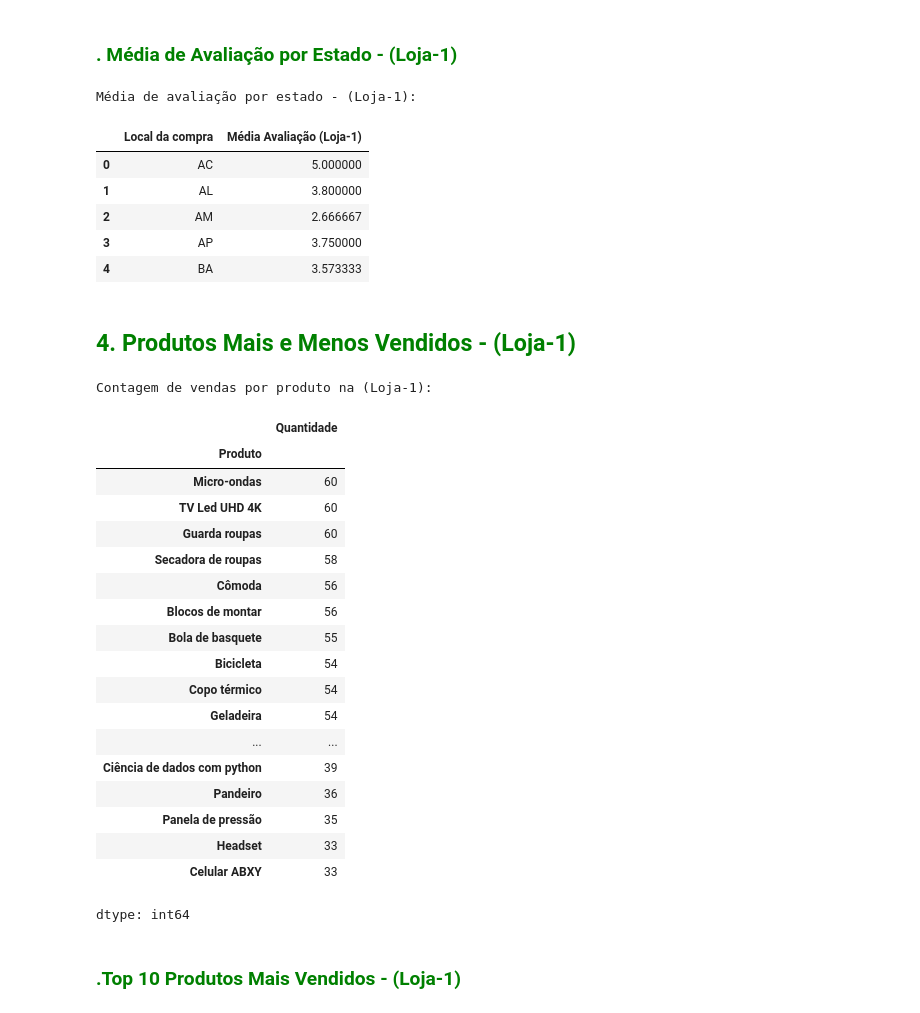
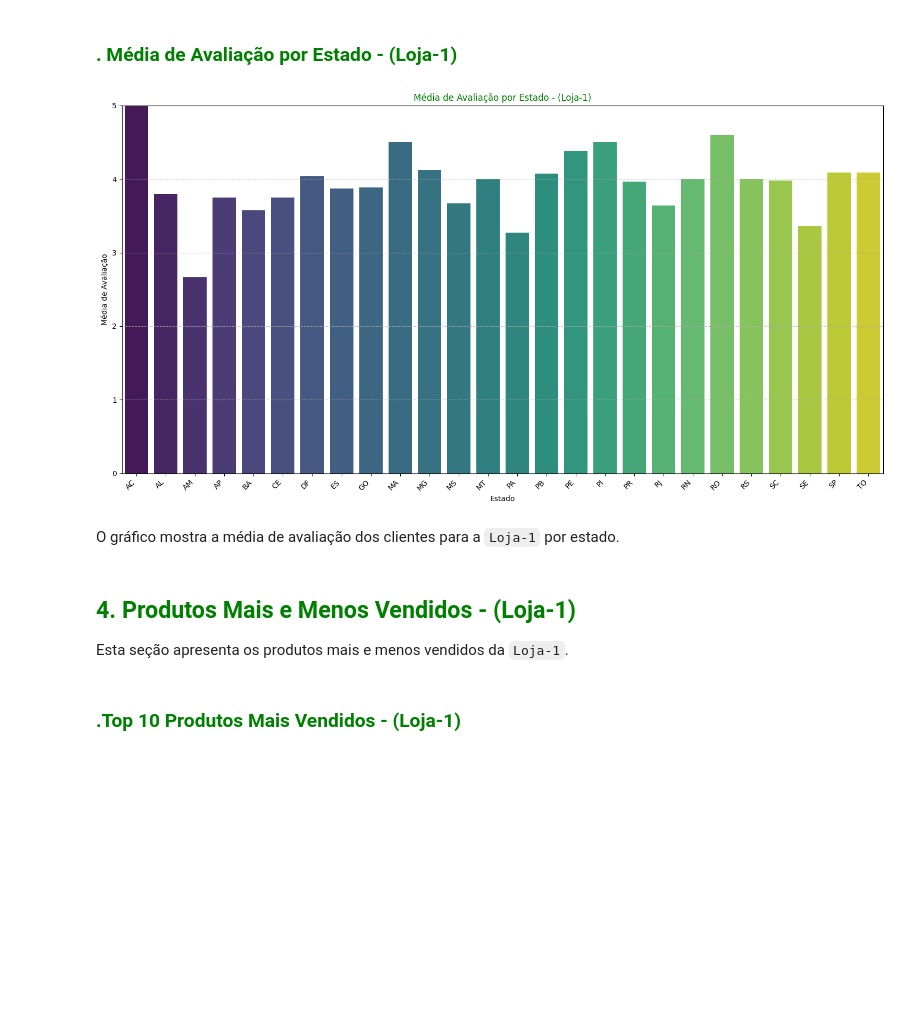
Before and after one commit to WBruni/Analise_Vendas_e_Desempenho_Loja, a Jupyter notebook: AluraStoreBrasil.ipynb, the cells around one changed output. Saved outputs shown, nothing was run; the diff lists cells and outputs as text; code cells hidden in the pictures; blank space fills up the shorter version.

Commit message:
Checagem terminada para Loja-1

```diff
--- a/AluraStoreBrasil.ipynb
+++ b/AluraStoreBrasil.ipynb
@@ -435,43 +443,30 @@ Média de avaliação da (Loja-1): 3.98
 # %%
 media_avaliacao_estado_loja1 = loja1.groupby('Local da compra')['Avaliação da compra'].mean().reset_index()
 media_avaliacao_estado_loja1.rename(columns={'Avaliação da compra': 'Média Avaliação (Loja-1)'}, inplace=True)
-print("Média de avaliação por estado - (Loja-1):")
-display(media_avaliacao_estado_loja1.head())
-# %% [output]
-Média de avaliação por estado - (Loja-1):
-|  | Local da compra | Média Avaliação (Loja-1) |
-| 0 | AC | 5.000000 |
-| 1 | AL | 3.800000 |
-| 2 | AM | 2.666667 |
-| 3 | AP | 3.750000 |
-| 4 | BA | 3.573333 |
+# %%
+import matplotlib.pyplot as plt
+import seaborn as sns
+
+plt.figure(figsize=(15, 8))
+sns.barplot(x='Local da compra', y='Média Avaliação (Loja-1)', data=media_avaliacao_estado_loja1, palette='viridis', hue='Local da compra', legend=False)
+plt.title('Média de Avaliação por Estado - (Loja-1)', color='green')
+plt.xlabel('Estado')
+plt.ylabel('Média de Avaliação')
+plt.xticks(rotation=45, ha='right')
+plt.ylim(0, 5) # Define o limite do eixo Y de 0 a 5, que é a escala da avaliação.
+plt.grid(axis='y', linestyle='--', alpha=0.7)
+plt.tight_layout()
+plt.show()
+# %% [output]
+[figure, added]
+# %% [markdown]
+O gráfico mostra a média de avaliação dos clientes para a `Loja-1` por estado.
 # %% [markdown]
 ## <font color='green'>**4. Produtos Mais e Menos Vendidos - (Loja-1)**</font>
+
+Esta seção apresenta os produtos mais e menos vendidos da `Loja-1`.
 # %%
 vendas_por_produto_loja1 = loja1['Produto'].value_counts()
-print("Contagem de vendas por produto na (Loja-1):")
 vendas_por_produto_loja1.name = 'Quantidade'
-display(vendas_por_produto_loja1)
-# %% [output]
-Contagem de vendas por produto na (Loja-1):
-|  | Quantidade |
-| Produto |  |
-| Micro-ondas | 60 |
-| TV Led UHD 4K | 60 |
-| Guarda roupas | 60 |
-| Secadora de roupas | 58 |
-| Cômoda | 56 |
-| Blocos de montar | 56 |
-| Bola de basquete | 55 |
-| Bicicleta | 54 |
-| Copo térmico | 54 |
-| Geladeira | 54 |
-| ... | ... |
-| Ciência de dados com python | 39 |
-| Pandeiro | 36 |
-| Panela de pressão | 35 |
-| Headset | 33 |
-| Celular ABXY | 33 |
-dtype: int64
 # %% [markdown]
 ### <font color='green'>.Top 10 Produtos Mais Vendidos - (Loja-1)</font>
```
Also changed, not shown: parts of 19 cells of this notebook.
